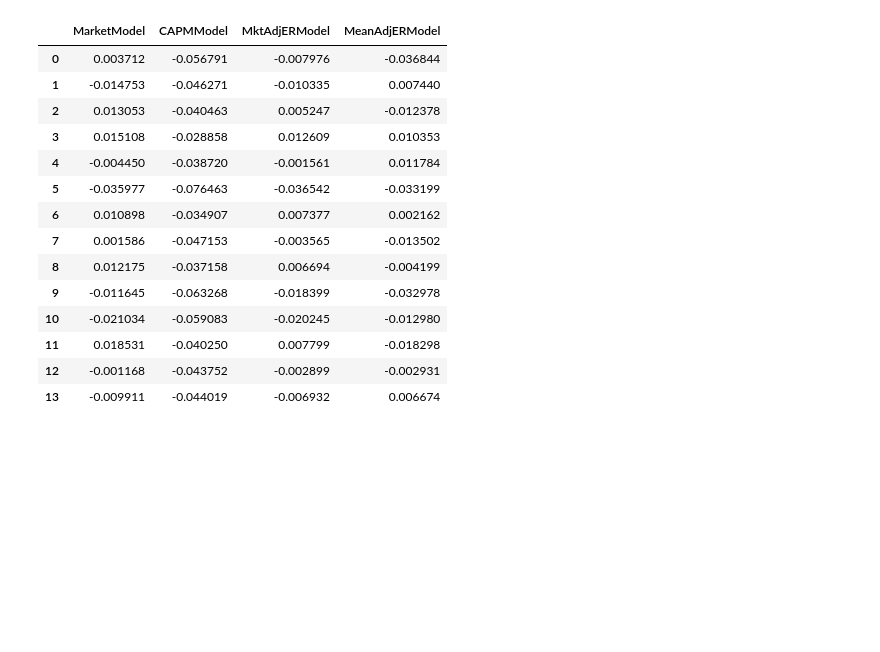
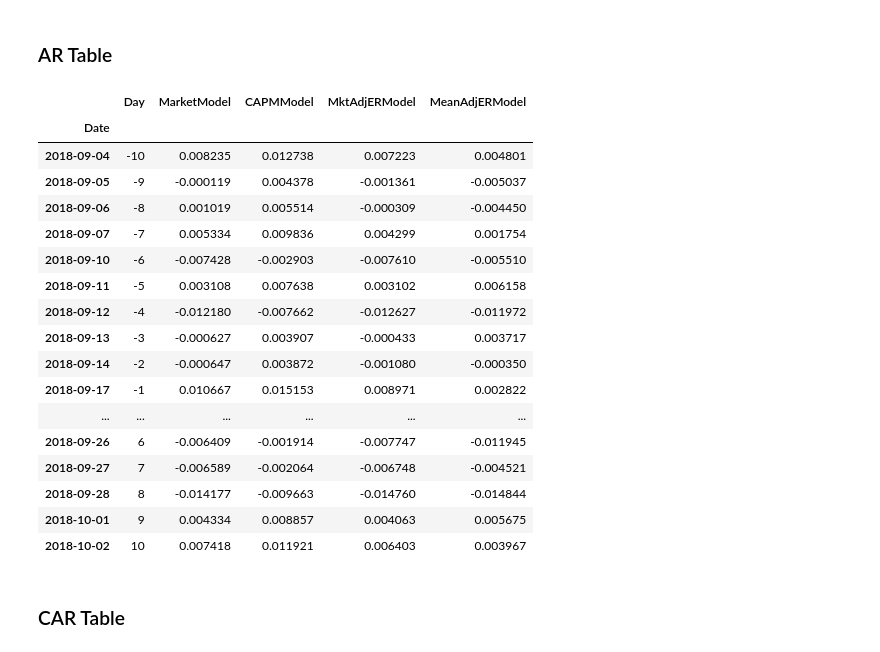
Before and after one commit to anirban2294/Dividend_Forecasting, a Jupyter notebook: HW1_Anirban.ipynb, the cells around one changed output. Drawn from its saved outputs; the diff is of its cells as text; code cells hidden in the pictures; blank space fills up the shorter version.

```diff
--- a/HW1_Anirban.ipynb
+++ b/HW1_Anirban.ipynb
@@ -50,5 +86,4 @@ plt.show()
 # %%
 #Separate dataset for return calculation
 data_ret = dataraw.loc[:,["Date", "Price", "Volume", "HolPerReturn", "MarketReturn"]].dropna().reset_index(drop = True).copy()
-data_ret['RFR'] = data_ret['Date'].apply(lambda x: data_rfr[data_rfr['Date']>x]["RFR"].reset_index(drop=True)[0])
-data_ret
+data_ret['RFR'] = data_ret['Date'].apply(lambda x: data_rfr[data_rfr['Date']>x]["RFR"].reset_index(drop=True)[0])/100
@@ -139,3 +145,8 @@ dividend_meta
 # %%
-#Set index
-i = 330
+#Set index for lasvegas
+#i = 33
+#Set index for JPMorgan
+i = 75
+
+dec_date = dividend_meta['DeclarationDate'][i]
+print(dec_date)
@@ -167,8 +281,8 @@ MktModel_beta = MktModel.params[1]
 MktModel_AR = data_evt["HolPerReturn"] - MktModel_alpha - MktModel_beta * data_evt["MarketReturn"]
 MktModel_CAR = MktModel_AR.cumsum()
 
-data_evt = data_ret[(data_ret['Date'] >= evt_st) & (data_ret['Date'] <= evt_ed)].reset_index(drop=True).copy()
-CAPMModel = sm.OLS(data_evt["HolPerReturn"].astype(float) - data_evt["RFR"].astype(float), sm.add_constant(data_evt['MarketReturn'].astype(float) - data_evt["RFR"].astype(float))).fit()
+CAPMModel = sm.OLS(data_est["HolPerReturn"].astype(float) - data_est["RFR"].astype(float),
+                   sm.add_constant(data_est['MarketReturn'].astype(float) - data_est["RFR"].astype(float))).fit()
 CAPMModel_beta = CAPMModel.params[0]
 CAPMModel_AR = data_evt["HolPerReturn"] - data_evt["RFR"] - CAPMModel_beta * (data_evt['MarketReturn'] - data_evt["RFR"])
 CAPMModel_CAR = CAPMModel_AR.cumsum()
@@ -181,31 +324,59 @@ MeanAER_CAR = MeanAER_AR.cumsum()
 # %%
 AR_Table = pd.DataFrame()
+AR_Table['Day'] = range(-10,11)
 AR_Table['MarketModel'] = MktModel_AR
 AR_Table['CAPMModel'] = CAPMModel_AR
 AR_Table['MktAdjERModel'] = MktAER_AR
 AR_Table['MeanAdjERModel'] = MeanAER_AR
+AR_Table.index = data_evt['Date']
 
 CAR_Table = pd.DataFrame()
-CAR_Table['MarketModel'] = MktModel_AR
+CAR_Table['Day'] = range(-10,11)
+CAR_Table['MarketModel'] = MktModel_CAR
 CAR_Table['CAPMModel'] = CAPMModel_CAR
 CAR_Table['MktAdjERModel'] = MktAER_CAR
 CAR_Table['MeanAdjERModel'] = MeanAER_CAR
+CAR_Table.index = data_evt['Date']
+
+Tstat_Table = pd.DataFrame()
+Tstat_Table['Day'] = range(-10,11)
+Tstat_Table['MarketModel'] = MktModel_AR/Mkt_SE
+Tstat_Table['CAPMModel'] = CAPMModel_AR/CAPM_SE
+Tstat_Table['MktAdjERModel'] = MktAER_AR/MAER_SE
+Tstat_Table['MeanAdjERModel'] = MeanAER_AR/MeAER_SE
+Tstat_Table.index = data_evt['Date']
+
+PValue_Table = pd.DataFrame()
+PValue_Table['Day'] = range(-10,11)
+PValue_Table['MarketModel'] = 2 * stats.t.sf(abs(MktModel_AR/Mkt_SE), len(data_evt)-2)
+PValue_Table['CAPMModel'] = 2 * stats.t.sf(abs(CAPMModel_AR/CAPM_SE), len(data_evt)-2)
+PValue_Table['MktAdjERModel'] = 2 * stats.t.sf(abs(MktAER_AR/MAER_SE), len(data_evt)-1)
+PValue_Table['MeanAdjERModel'] = 2 * stats.t.sf(abs(MeanAER_AR/MeAER_SE), len(data_evt)-1)
+PValue_Table.index = data_evt['Date']
+# %% [markdown]
+### AR Table
 # %%
+AR_Table.to_csv (r'AR_Table.csv', index = True, header=True)
 AR_Table
 # %% [output]
-|  | MarketModel | CAPMModel | MktAdjERModel | MeanAdjERModel |
-| 0 | 0.003712 | -0.056791 | -0.007976 | -0.036844 |
-| 1 | -0.014753 | -0.046271 | -0.010335 | 0.007440 |
-| 2 | 0.013053 | -0.040463 | 0.005247 | -0.012378 |
-| 3 | 0.015108 | -0.028858 | 0.012609 | 0.010353 |
-| 4 | -0.004450 | -0.038720 | -0.001561 | 0.011784 |
-| 5 | -0.035977 | -0.076463 | -0.036542 | -0.033199 |
-| 6 | 0.010898 | -0.034907 | 0.007377 | 0.002162 |
-| 7 | 0.001586 | -0.047153 | -0.003565 | -0.013502 |
-| 8 | 0.012175 | -0.037158 | 0.006694 | -0.004199 |
-| 9 | -0.011645 | -0.063268 | -0.018399 | -0.032978 |
-| 10 | -0.021034 | -0.059083 | -0.020245 | -0.012980 |
-| 11 | 0.018531 | -0.040250 | 0.007799 | -0.018298 |
-| 12 | -0.001168 | -0.043752 | -0.002899 | -0.002931 |
-| 13 | -0.009911 | -0.044019 | -0.006932 | 0.006674 |
+|  | Day | MarketModel | CAPMModel | MktAdjERModel | MeanAdjERModel |
+| Date |  |  |  |  |  |
+| 2018-09-04 | -10 | 0.008235 | 0.012738 | 0.007223 | 0.004801 |
+| 2018-09-05 | -9 | -0.000119 | 0.004378 | -0.001361 | -0.005037 |
+| 2018-09-06 | -8 | 0.001019 | 0.005514 | -0.000309 | -0.004450 |
+| 2018-09-07 | -7 | 0.005334 | 0.009836 | 0.004299 | 0.001754 |
+| 2018-09-10 | -6 | -0.007428 | -0.002903 | -0.007610 | -0.005510 |
+| 2018-09-11 | -5 | 0.003108 | 0.007638 | 0.003102 | 0.006158 |
+| 2018-09-12 | -4 | -0.012180 | -0.007662 | -0.012627 | -0.011972 |
+| 2018-09-13 | -3 | -0.000627 | 0.003907 | -0.000433 | 0.003717 |
+| 2018-09-14 | -2 | -0.000647 | 0.003872 | -0.001080 | -0.000350 |
+| 2018-09-17 | -1 | 0.010667 | 0.015153 | 0.008971 | 0.002822 |
+| ... | ... | ... | ... | ... | ... |
+| 2018-09-26 | 6 | -0.006409 | -0.001914 | -0.007747 | -0.011945 |
+| 2018-09-27 | 7 | -0.006589 | -0.002064 | -0.006748 | -0.004521 |
+| 2018-09-28 | 8 | -0.014177 | -0.009663 | -0.014760 | -0.014844 |
+| 2018-10-01 | 9 | 0.004334 | 0.008857 | 0.004063 | 0.005675 |
+| 2018-10-02 | 10 | 0.007418 | 0.011921 | 0.006403 | 0.003967 |
+# %% [markdown]
+### CAR Table
 # %%
```
Also changed, not shown: parts of 45 cells of this notebook, 1 other file.
